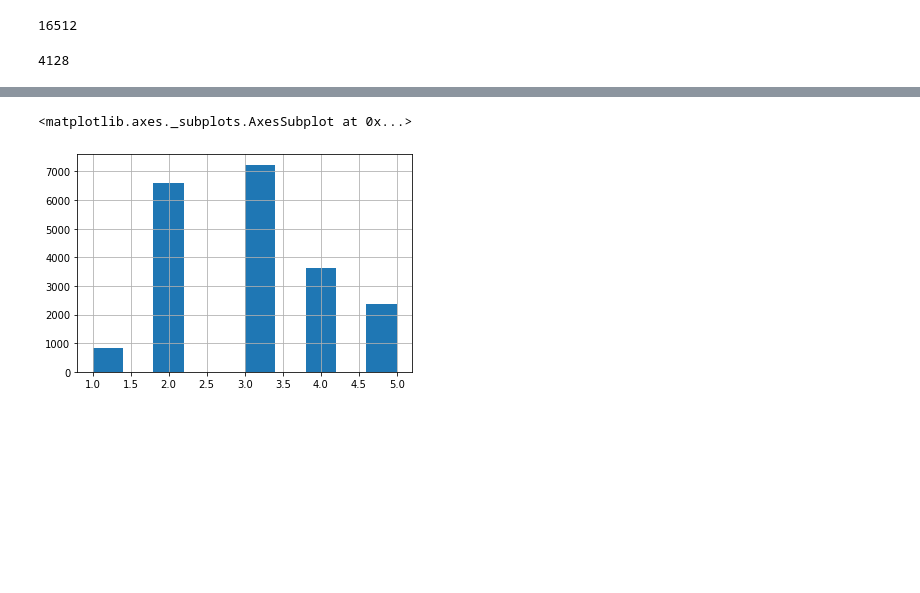
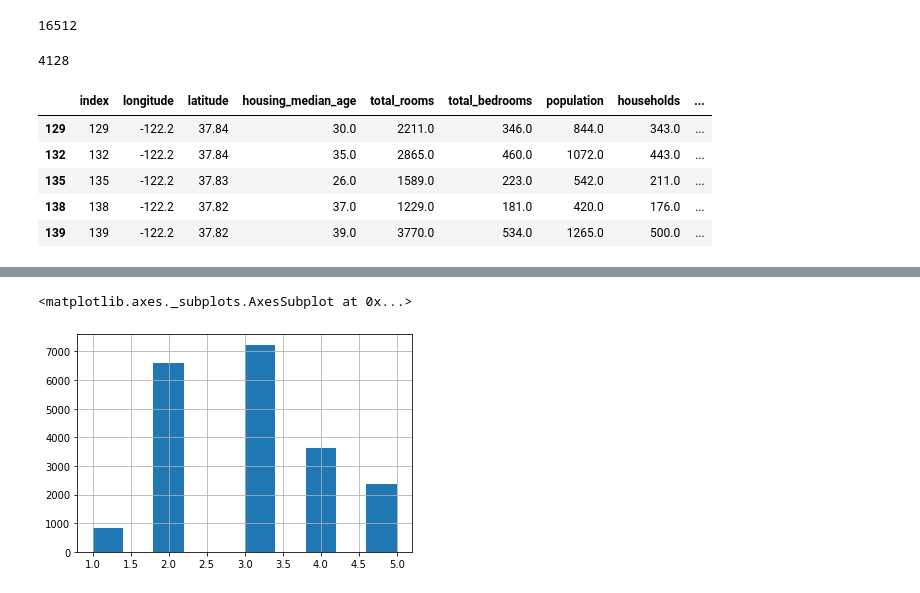
Before and after one commit to J-TKim/HandsOn_machinelearning2, a Jupyter notebook: 02_end_to_end_machine_learning_project.ipynb, the cells around one changed output, grey strips where cells are left out. Drawn from its saved outputs; the diff is of its cells as text; code cells hidden in the pictures; blank space fills up the shorter version.

```diff
--- a/02_end_to_end_machine_learning_project.ipynb
+++ b/02_end_to_end_machine_learning_project.ipynb
@@ -110,4 +123,13 @@ housing_with_id["id"] = housing["longitude"] * 1000 + housing["latitude"]
 train_set, test_set = split_train_test_by_id(housing_with_id, 0.2, "id")
+# %%
+test_set.head() # 고유하지 않은 ID 값이 생성될 수 있음
+# %% [output]
+|  | index | longitude | latitude | housing_median_age | total_rooms | total_bedrooms | population | households | ... |
+| 129 | 129 | -122.2 | 37.84 | 30.0 | 2211.0 | 346.0 | 844.0 | 343.0 | ... |
+| 132 | 132 | -122.2 | 37.84 | 35.0 | 2865.0 | 460.0 | 1072.0 | 443.0 | ... |
+| 135 | 135 | -122.2 | 37.83 | 26.0 | 1589.0 | 223.0 | 542.0 | 211.0 | ... |
+| 138 | 138 | -122.2 | 37.82 | 37.0 | 1229.0 | 181.0 | 420.0 | 176.0 | ... |
+| 139 | 139 | -122.2 | 37.82 | 39.0 | 3770.0 | 534.0 | 1265.0 | 500.0 | ... |
 # %%
 from sklearn.model_selection import train_test_split
 
```
Also changed, not shown: parts of 19 cells of this notebook.
